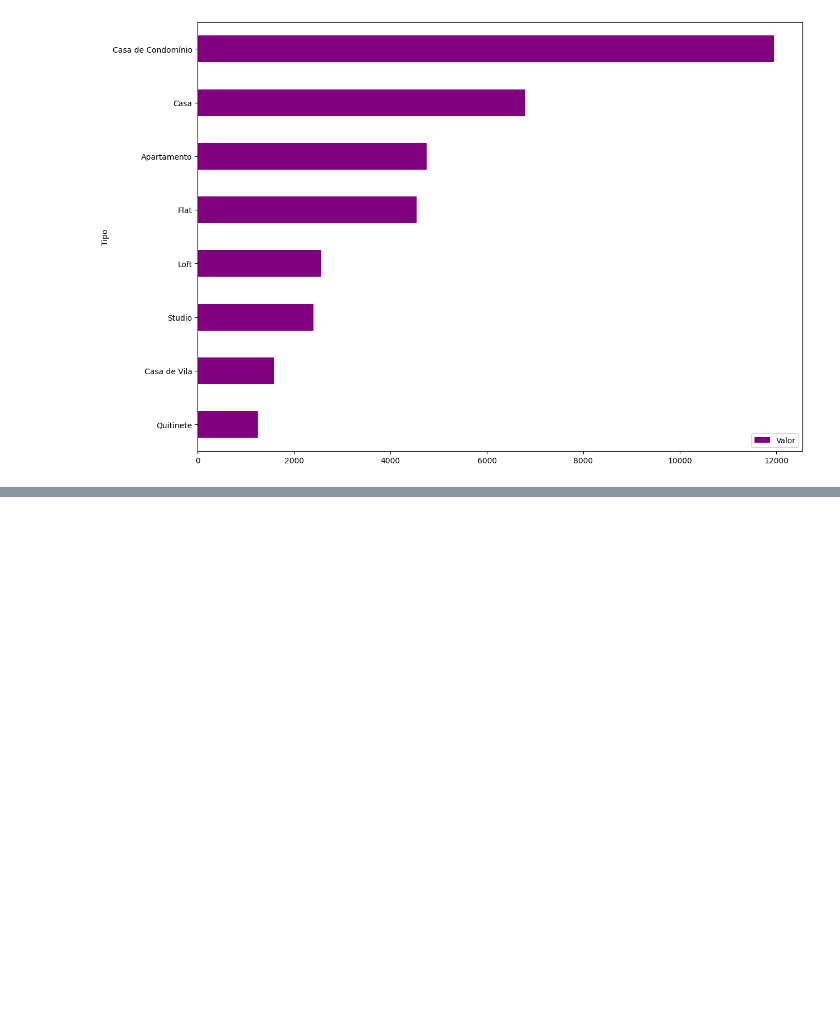
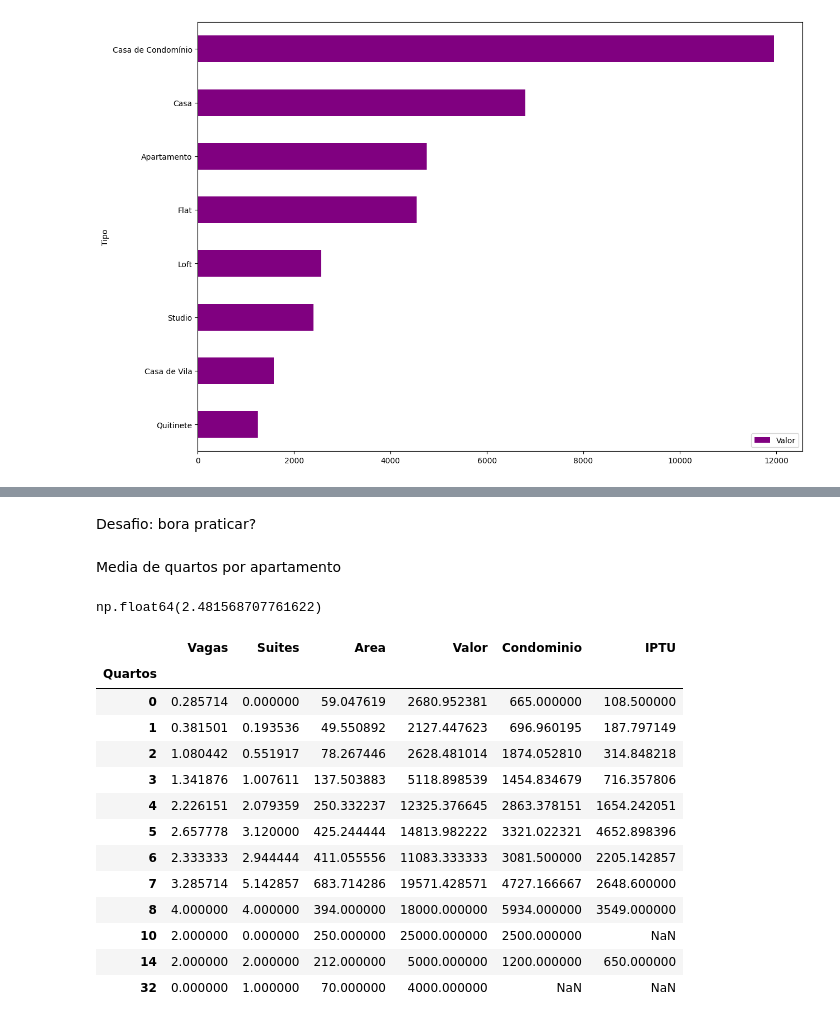
Before and after one commit to Matlima/pandas, a Jupyter notebook: notebooks/imobiliaria.ipynb, the cells around one changed output, grey strips where cells are left out. Saved outputs shown, nothing was run; the diff lists cells and outputs as text; code cells hidden in the pictures; blank space fills up the shorter version.

Commit message:
Aplicando análise de dados exploratorio e resolvendo desafio da aula

```diff
--- a/notebooks/imobiliaria.ipynb
+++ b/notebooks/imobiliaria.ipynb
@@ -387,0 +483,26 @@ df_preco_tipo.plot(kind='barh', figsize=(14, 10), color='purple')
+# %% [markdown]
+Desafio: bora praticar?
+# %% [markdown]
+Media de quartos por apartamento
+# %%
+
+df['Quartos'].mean()
+# %% [output]
+np.float64(2.481568707761622)
+# %%
+df.groupby('Quartos').mean(numeric_only=True)
+# %% [output]
+|  | Vagas | Suites | Area | Valor | Condominio | IPTU |
+| Quartos |  |  |  |  |  |  |
+| 0 | 0.285714 | 0.000000 | 59.047619 | 2680.952381 | 665.000000 | 108.500000 |
+| 1 | 0.381501 | 0.193536 | 49.550892 | 2127.447623 | 696.960195 | 187.797149 |
+| 2 | 1.080442 | 0.551917 | 78.267446 | 2628.481014 | 1874.052810 | 314.848218 |
+| 3 | 1.341876 | 1.007611 | 137.503883 | 5118.898539 | 1454.834679 | 716.357806 |
+| 4 | 2.226151 | 2.079359 | 250.332237 | 12325.376645 | 2863.378151 | 1654.242051 |
+| 5 | 2.657778 | 3.120000 | 425.244444 | 14813.982222 | 3321.022321 | 4652.898396 |
+| 6 | 2.333333 | 2.944444 | 411.055556 | 11083.333333 | 3081.500000 | 2205.142857 |
+| 7 | 3.285714 | 5.142857 | 683.714286 | 19571.428571 | 4727.166667 | 2648.600000 |
+| 8 | 4.000000 | 4.000000 | 394.000000 | 18000.000000 | 5934.000000 | 3549.000000 |
+| 10 | 2.000000 | 0.000000 | 250.000000 | 25000.000000 | 2500.000000 | NaN |
+| 14 | 2.000000 | 2.000000 | 212.000000 | 5000.000000 | 1200.000000 | 650.000000 |
+| 32 | 0.000000 | 1.000000 | 70.000000 | 4000.000000 | NaN | NaN |
```
Also changed, not shown: parts of 18 cells of this notebook, 1 other file.
